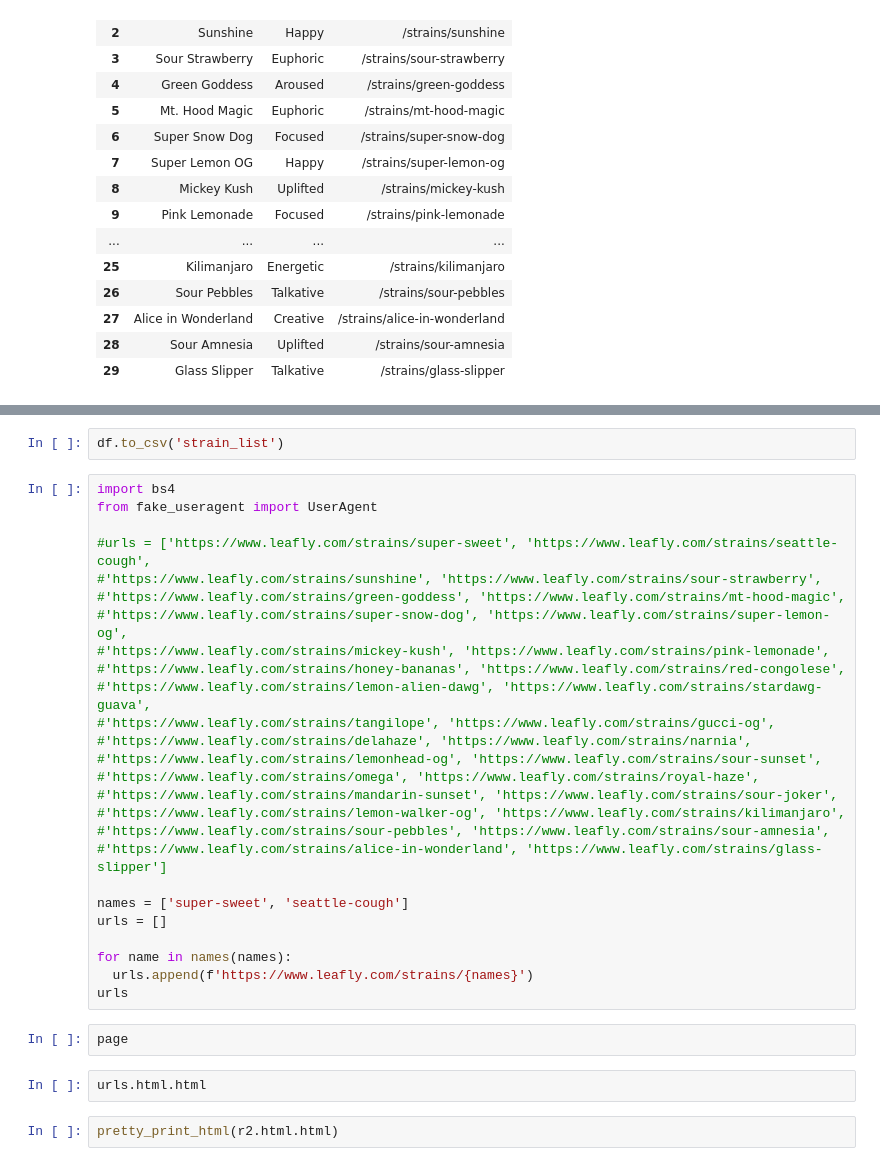
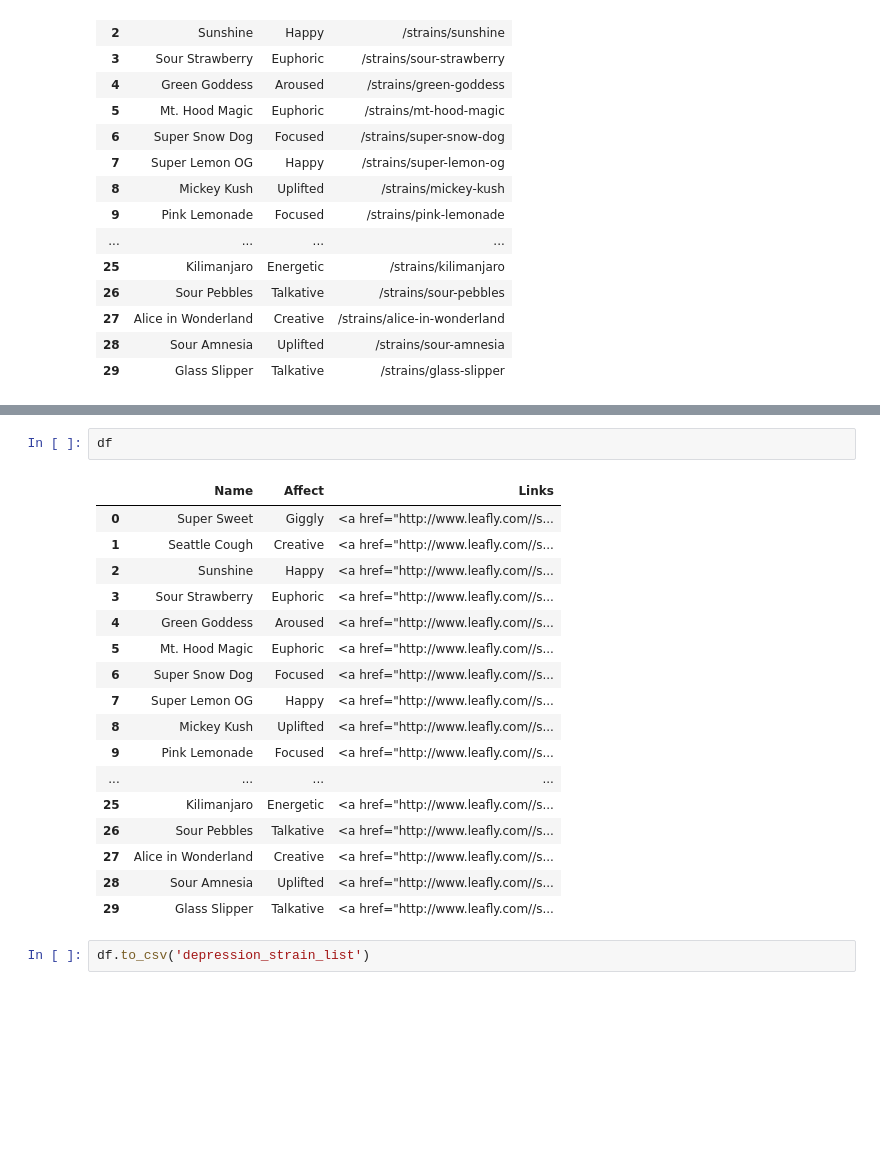
Before and after one commit to med-cab2/data-science, a Jupyter notebook: leafly_scrape.ipynb, the cells around one changed output, grey strips where cells are left out. Drawn from its saved outputs; the diff is of its cells as text; blank space fills up the shorter version.

```diff
--- a/leafly_scrape.ipynb
+++ b/leafly_scrape.ipynb
@@ -129,34 +151,22 @@ df
+# %%
+df
+# %% [output]
+|  | Name | Affect | Links |
+| 0 | Super Sweet | Giggly | <a href="http://www.leafly.com//s... |
+| 1 | Seattle Cough | Creative | <a href="http://www.leafly.com//s... |
+| 2 | Sunshine | Happy | <a href="http://www.leafly.com//s... |
+| 3 | Sour Strawberry | Euphoric | <a href="http://www.leafly.com//s... |
+| 4 | Green Goddess | Aroused | <a href="http://www.leafly.com//s... |
+| 5 | Mt. Hood Magic | Euphoric | <a href="http://www.leafly.com//s... |
+| 6 | Super Snow Dog | Focused | <a href="http://www.leafly.com//s... |
+| 7 | Super Lemon OG | Happy | <a href="http://www.leafly.com//s... |
+| 8 | Mickey Kush | Uplifted | <a href="http://www.leafly.com//s... |
+| 9 | Pink Lemonade | Focused | <a href="http://www.leafly.com//s... |
+| ... | ... | ... | ... |
+| 25 | Kilimanjaro | Energetic | <a href="http://www.leafly.com//s... |
+| 26 | Sour Pebbles | Talkative | <a href="http://www.leafly.com//s... |
+| 27 | Alice in Wonderland | Creative | <a href="http://www.leafly.com//s... |
+| 28 | Sour Amnesia | Uplifted | <a href="http://www.leafly.com//s... |
+| 29 | Glass Slipper | Talkative | <a href="http://www.leafly.com//s... |
 # %%
-df.to_csv('strain_list')
+df.to_csv('depression_strain_list')
-# %%
-import bs4
-from fake_useragent import UserAgent
-
-#urls = ['https://www.leafly.com/strains/super-sweet', 'https://www.leafly.com/strains/seattle-cough',
-#'https://www.leafly.com/strains/sunshine', 'https://www.leafly.com/strains/sour-strawberry',
-#'https://www.leafly.com/strains/green-goddess', 'https://www.leafly.com/strains/mt-hood-magic',
-#'https://www.leafly.com/strains/super-snow-dog', 'https://www.leafly.com/strains/super-lemon-og',
-#'https://www.leafly.com/strains/mickey-kush', 'https://www.leafly.com/strains/pink-lemonade',
-#'https://www.leafly.com/strains/honey-bananas', 'https://www.leafly.com/strains/red-congolese',
-#'https://www.leafly.com/strains/lemon-alien-dawg', 'https://www.leafly.com/strains/stardawg-guava',
-#'https://www.leafly.com/strains/tangilope', 'https://www.leafly.com/strains/gucci-og',
-#'https://www.leafly.com/strains/delahaze', 'https://www.leafly.com/strains/narnia',
-#'https://www.leafly.com/strains/lemonhead-og', 'https://www.leafly.com/strains/sour-sunset',
-#'https://www.leafly.com/strains/omega', 'https://www.leafly.com/strains/royal-haze',
-#'https://www.leafly.com/strains/mandarin-sunset', 'https://www.leafly.com/strains/sour-joker',
-#'https://www.leafly.com/strains/lemon-walker-og', 'https://www.leafly.com/strains/kilimanjaro',
-#'https://www.leafly.com/strains/sour-pebbles', 'https://www.leafly.com/strains/sour-amnesia',
-#'https://www.leafly.com/strains/alice-in-wonderland', 'https://www.leafly.com/strains/glass-slipper']
-
-names = ['super-sweet', 'seattle-cough']
-urls = []
-
-for name in names(names):
-  urls.append(f'https://www.leafly.com/strains/{names}')
-urls
-# %%
-page
-# %%
-urls.html.html
-# %%
-pretty_print_html(r2.html.html)
```
Also changed, not shown: parts of 23 cells of this notebook, 1 other file.
